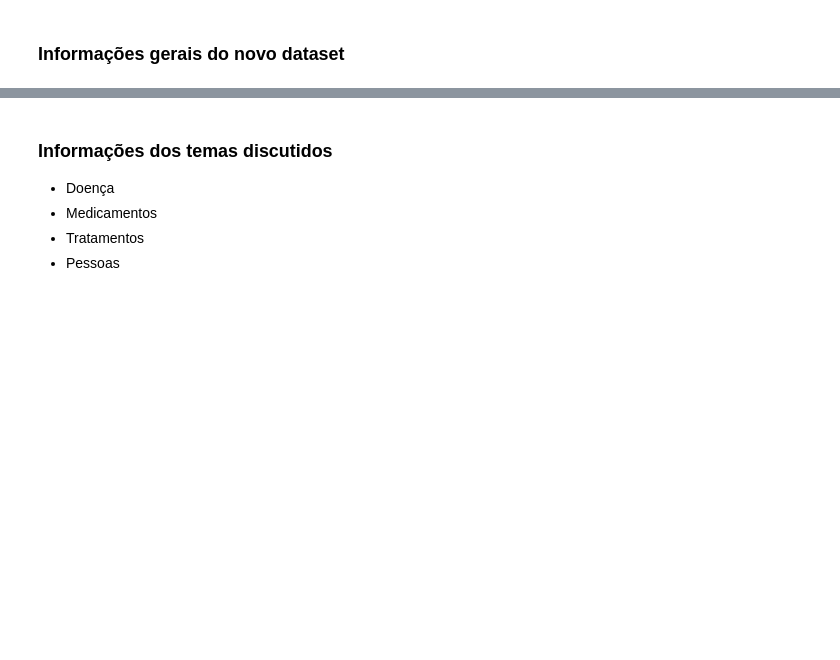
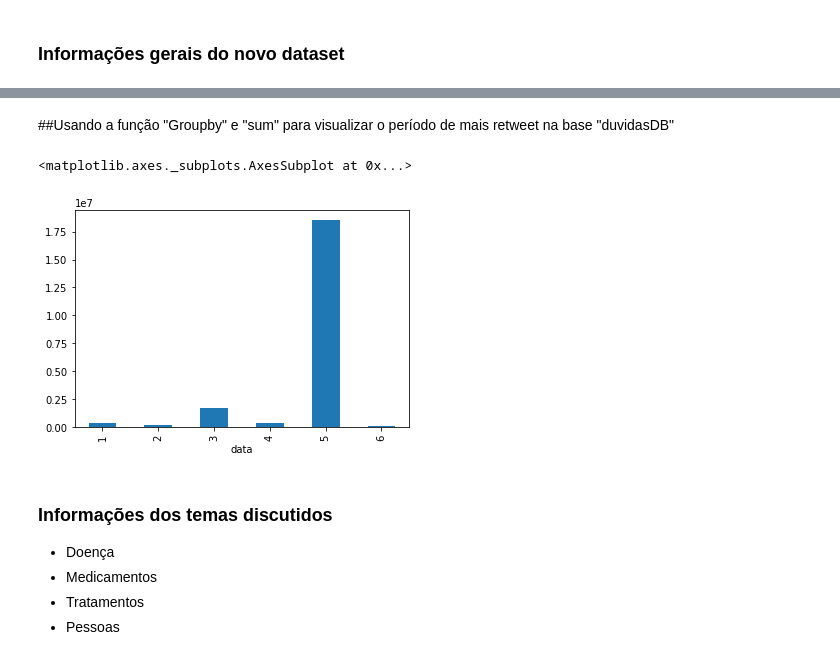
Before and after one commit to Mirnada/Covid_19, a Jupyter notebook: Covid_19.ipynb, the cells around one changed output, grey strips where cells are left out. Saved outputs shown, nothing was run; the diff lists cells and outputs as text; code cells hidden in the pictures; blank space fills up the shorter version.

```diff
--- a/Covid_19.ipynb
+++ b/Covid_19.ipynb
@@ -164,0 +164,3 @@ duvidasDB.head(10)
+# %%
+dfn = duvidasDB
+dfn.describe().transpose()
@@ -189,0 +245,3 @@ memory usage: 17.1+ MB
+# %%
+dfn['data'] = pd.to_datetime(dfn['data'])
+dfn.info()
@@ -189,0 +271,3 @@ memory usage: 17.1+ MB
+# %%
+dfn['mês'] = dfn['data'].dt.month
+dfn.head()
@@ -190,3 +281,11 @@ memory usage: 17.1+ MB
+# %% [markdown]
+##Usando a função "Groupby" e "sum" para visualizar o período de mais retweet na base "duvidasDB"
+# %%
+dfn.groupby(dfn['data'].dt.month)['retweet'].sum().plot.bar()
+#dfn.groupby([dfn['data'].dt.month, [['id']].count().rename(columns={'id': 'Total'})
+# %% [output]
+<matplotlib.axes._subplots.AxesSubplot at 0x...>
+[figure, added]
 # %% [markdown]
 ### Informações dos temas discutidos
 
```
Also changed, not shown: parts of 17 cells of this notebook.
